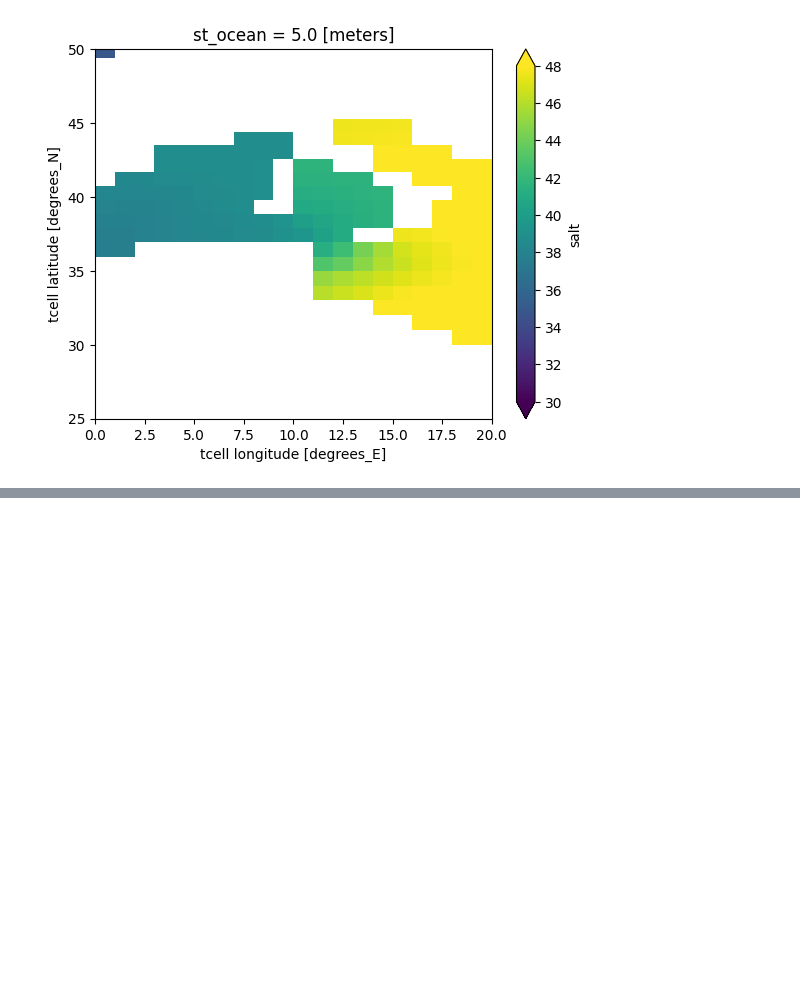
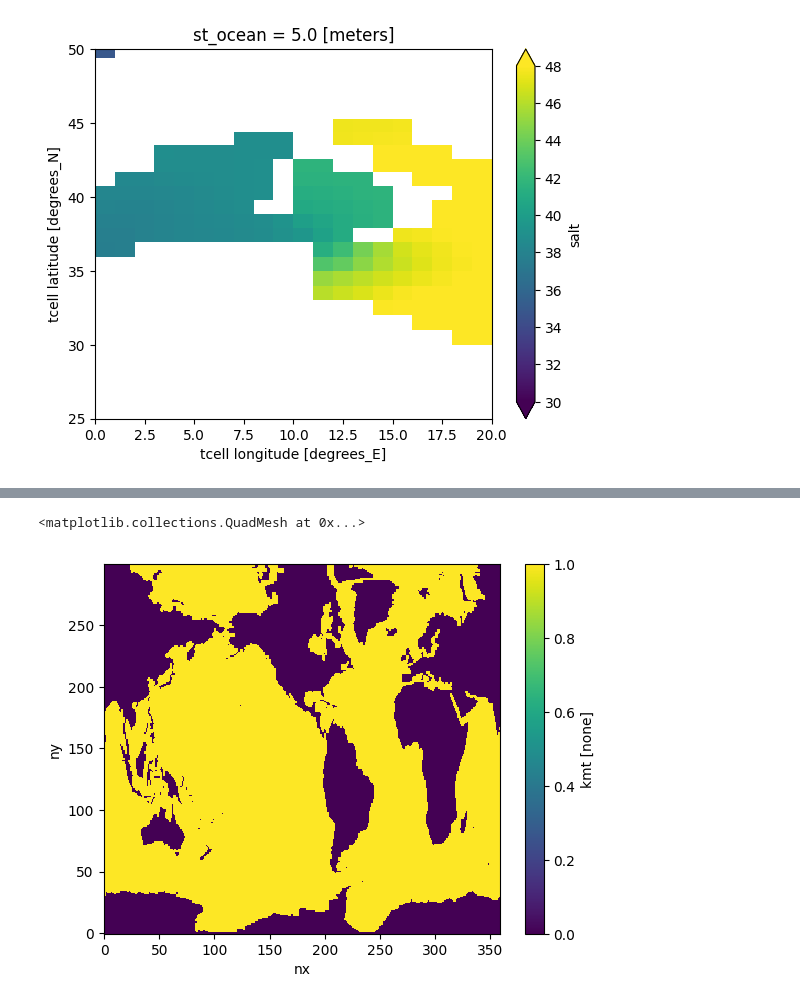
Before and after one commit to ezhilsabareesh8/Notebooks, a Jupyter notebook: Transport_through_straits_example.ipynb, the cells around one changed output, grey strips where cells are left out. Drawn from its saved outputs; the diff is of its cells as text; code cells hidden in the pictures; blank space fills up the shorter version.

```diff
--- a/Transport_through_straits_example.ipynb
+++ b/Transport_through_straits_example.ipynb
@@ -174,0 +167,2 @@ HTML(ani.to_jshtml())
+# %%
+mask =  xr.open_mfdataset('/g/data/vk83/configurations/inputs/access-esm1p5/modern/share/ice/grids/global.1deg/2020.05.19/kmt.nc', coords = "minimal", compat="override",engine="netcdf4")
@@ -174,0 +190,5 @@ HTML(ani.to_jshtml())
+# %%
+mask.kmt.plot()
+# %% [output]
+<matplotlib.collections.QuadMesh at 0x...>
+[figure, added]
```
Also changed, not shown: parts of 14 cells of this notebook.
